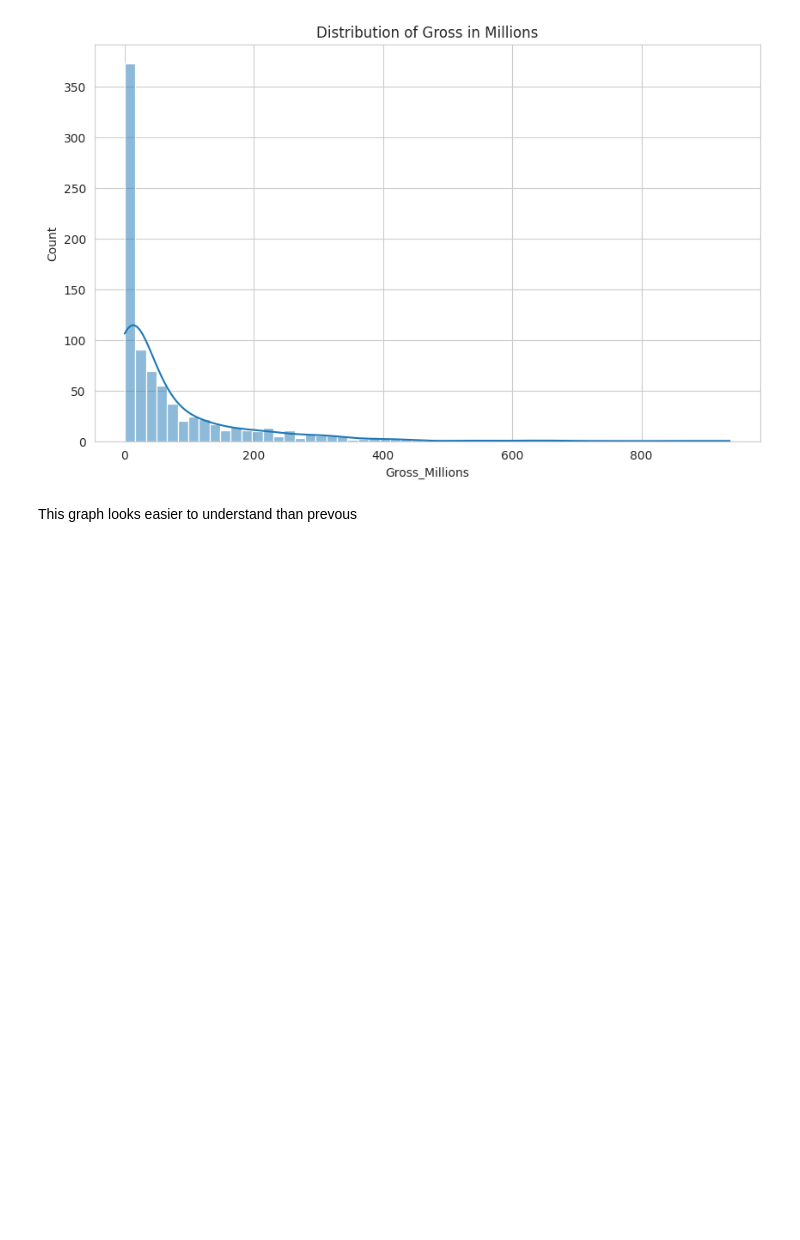
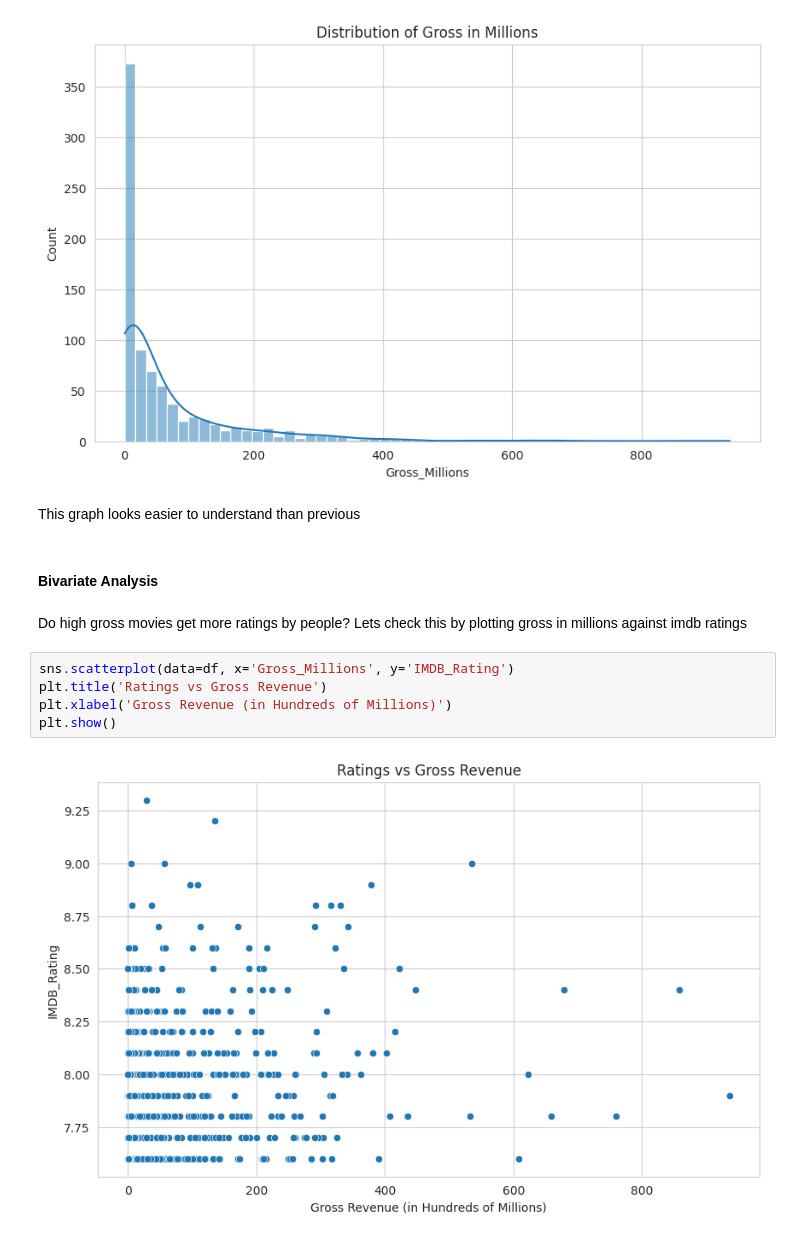
Before and after one commit to rahulkrishna-s/imdb-eda-notebooks, a Jupyter notebook: notebooks/imdb_eda.ipynb, the cells around one changed output. Drawn from its saved outputs; the diff is of its cells as text; blank space fills up the shorter version.

Commit message:
Scatter plot and correlation matrix

```diff
--- a/notebooks/imdb_eda.ipynb
+++ b/notebooks/imdb_eda.ipynb
@@ -241,4 +241,15 @@ plt.show()
 # %% [output]
 [figure]
 # %% [markdown]
-This graph looks easier to understand than prevous
+This graph looks easier to understand than previous
+# %% [markdown]
+#### Bivariate Analysis
+# %% [markdown]
+Do high gross movies get more ratings by people? Lets check this by plotting gross in millions against imdb ratings
+# %%
+sns.scatterplot(data=df, x='Gross_Millions', y='IMDB_Rating')
+plt.title('Ratings vs Gross Revenue')
+plt.xlabel('Gross Revenue (in Hundreds of Millions)')
+plt.show()
+# %% [output]
+[figure, added]
```
Also changed, not shown: parts of 4 cells of this notebook.
